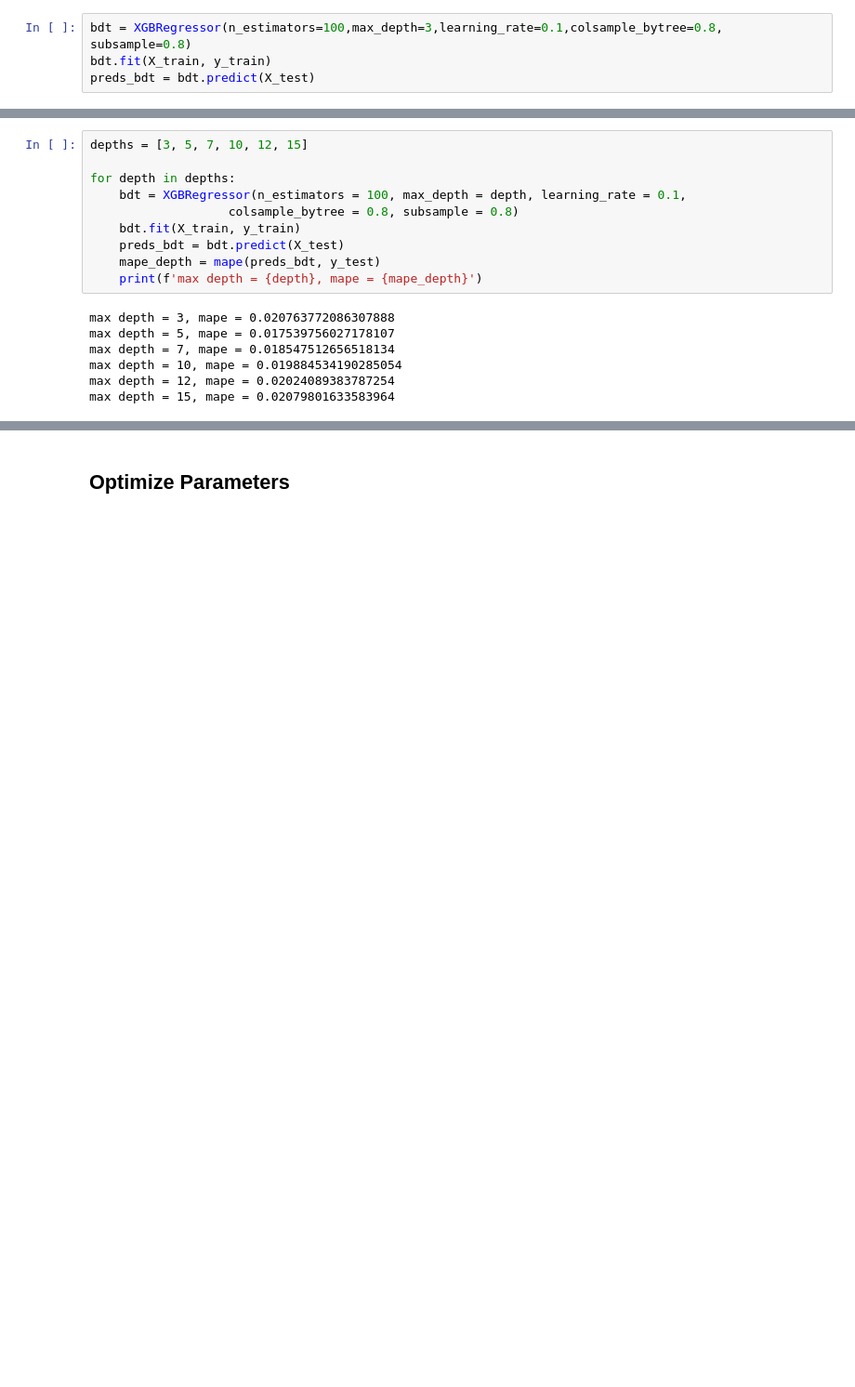
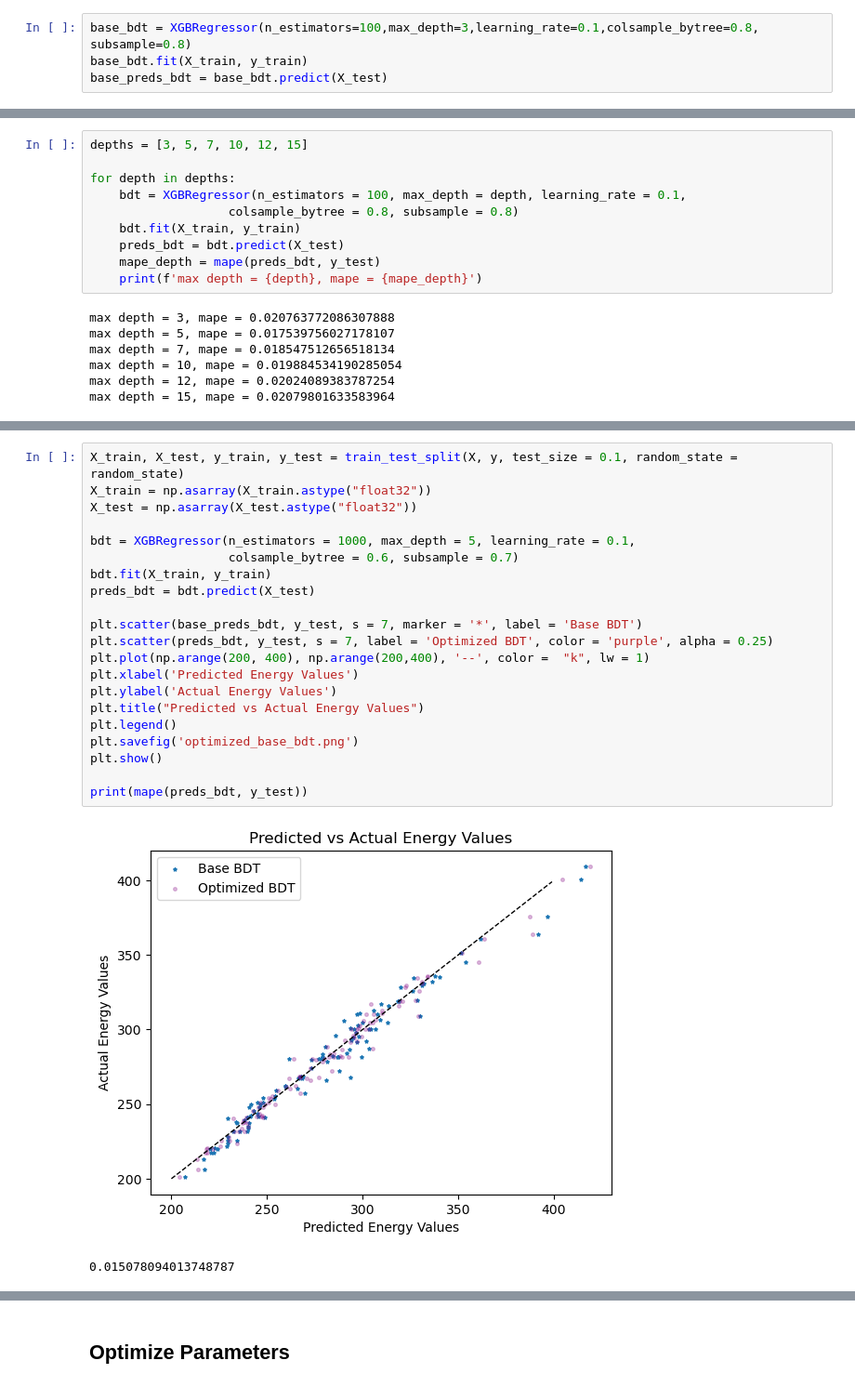
Before and after one commit to jakekosakoff/Physics-139-Final, a Jupyter notebook: Final Project Code/Boosting.ipynb, the cells around one changed output, grey strips where cells are left out. Shown: that part at 93% size. Drawn from its saved outputs; the diff is of its cells as text; blank space fills up the shorter version.

```diff
--- a/Final Project Code/Boosting.ipynb
+++ b/Final Project Code/Boosting.ipynb
@@ -41,7 +41,7 @@ def mape(pred, test):
 # %% [markdown]
 # Predicting Energy Values
 # %%
-bdt = XGBRegressor(n_estimators=100,max_depth=3,learning_rate=0.1,colsample_bytree=0.8, subsample=0.8)
-bdt.fit(X_train, y_train)
-preds_bdt = bdt.predict(X_test)
+base_bdt = XGBRegressor(n_estimators=100,max_depth=3,learning_rate=0.1,colsample_bytree=0.8, subsample=0.8)
+base_bdt.fit(X_train, y_train)
+base_preds_bdt = base_bdt.predict(X_test)
 # %%
@@ -168,0 +147,24 @@ plt.show()
+# %%
+X_train, X_test, y_train, y_test = train_test_split(X, y, test_size = 0.1, random_state = random_state)
+X_train = np.asarray(X_train.astype("float32"))
+X_test = np.asarray(X_test.astype("float32"))
+
+bdt = XGBRegressor(n_estimators = 1000, max_depth = 5, learning_rate = 0.1,
+                   colsample_bytree = 0.6, subsample = 0.7)
+bdt.fit(X_train, y_train)
+preds_bdt = bdt.predict(X_test)
+
+plt.scatter(base_preds_bdt, y_test, s = 7, marker = '*', label = 'Base BDT')
+plt.scatter(preds_bdt, y_test, s = 7, label = 'Optimized BDT', color = 'purple', alpha = 0.25)
+plt.plot(np.arange(200, 400), np.arange(200,400), '--', color =  "k", lw = 1)
+plt.xlabel('Predicted Energy Values')
+plt.ylabel('Actual Energy Values')
+plt.title("Predicted vs Actual Energy Values")
+plt.legend()
+plt.savefig('optimized_base_bdt.png')
+plt.show()
+
+print(mape(preds_bdt, y_test))
+# %% [output]
+[figure, added]
+0.015078094013748787
```
Also changed, not shown: parts of 13 cells of this notebook.
